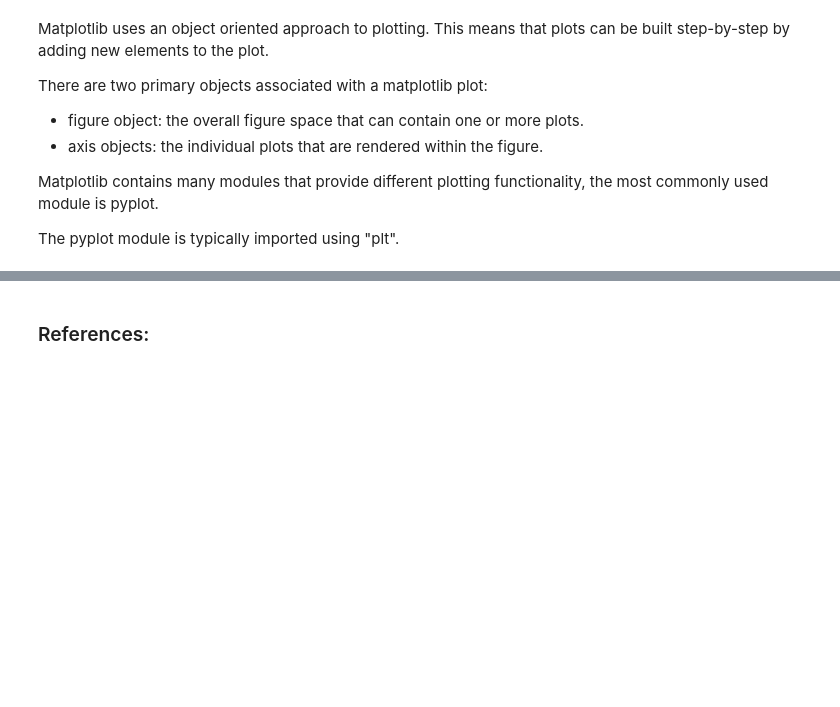
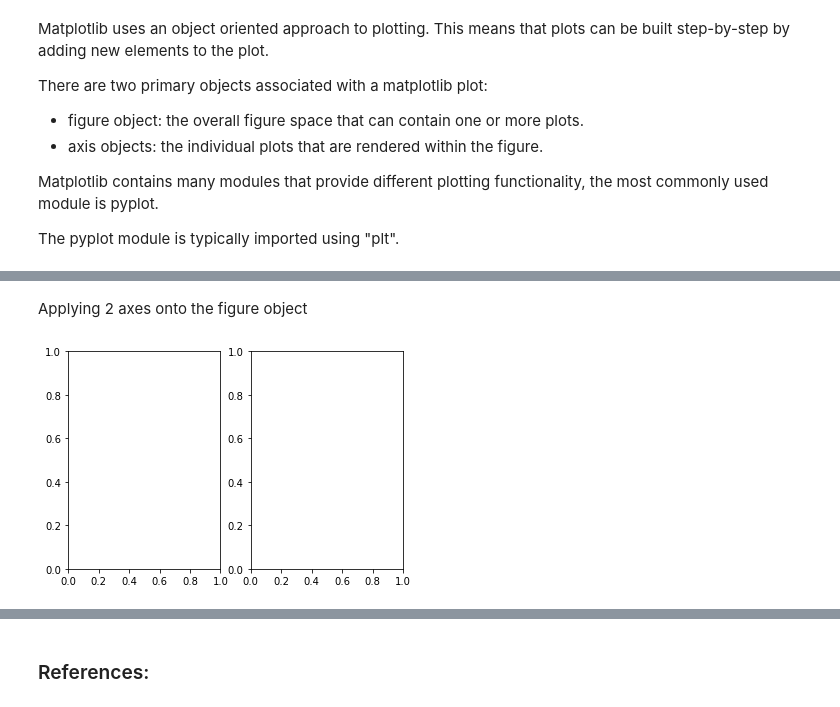
Before and after one commit to ShanePAustin/fundamentals-of-data-analysis, a Jupyter notebook: pyplot.ipynb, the cells around one changed output, grey strips where cells are left out. Drawn from its saved outputs; the diff is of its cells as text; code cells hidden in the pictures; blank space fills up the shorter version.

```diff
--- a/pyplot.ipynb
+++ b/pyplot.ipynb
@@ -34,0 +41,6 @@ import matplotlib.pyplot as plt
+# %% [markdown]
+Applying 2 axes onto the figure object
+# %%
+fig, (ax1, ax2) = plt.subplots(1,2)
+# %% [output]
+[figure, added]
```
Also changed, not shown: parts of 10 cells of this notebook.
